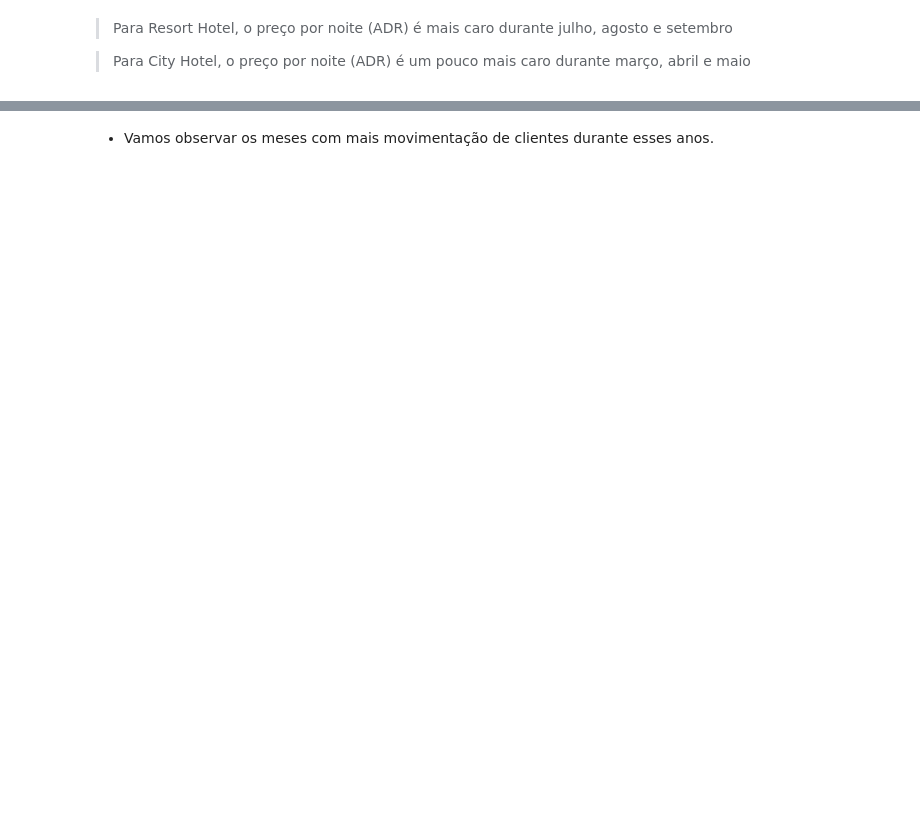
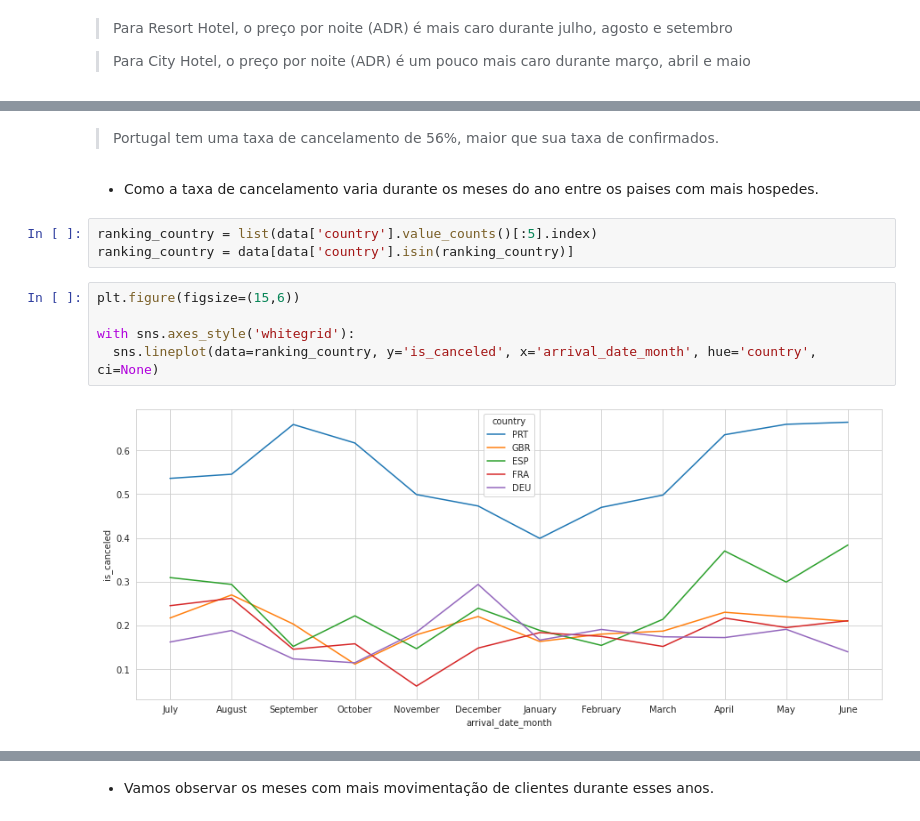
Before and after one commit to juliopk543/EDA_and_visualization, a Jupyter notebook: 2 - EDA_hotel_and_resort.ipynb, the cells around one changed output, grey strips where cells are left out. Drawn from its saved outputs; the diff is of its cells as text; blank space fills up the shorter version.

```diff
--- a/2 - EDA_hotel_and_resort.ipynb
+++ b/2 - EDA_hotel_and_resort.ipynb
@@ -306,0 +294,16 @@ Text(0, 0.5, 'quantidade de reservas')
+# %% [markdown]
+
+
+> Portugal tem uma taxa de cancelamento de 56%, maior que sua taxa de confirmados.
+# %% [markdown]
+* Como a taxa de cancelamento varia durante os meses do ano entre os  paises com mais hospedes.
+# %%
+ranking_country = list(data['country'].value_counts()[:5].index)
+ranking_country = data[data['country'].isin(ranking_country)]
+# %%
+plt.figure(figsize=(15,6))
+
+with sns.axes_style('whitegrid'):
+  sns.lineplot(data=ranking_country, y='is_canceled', x='arrival_date_month', hue='country', ci=None)
+# %% [output]
+[figure, added]
```
Also changed, not shown: parts of 61 cells of this notebook.
